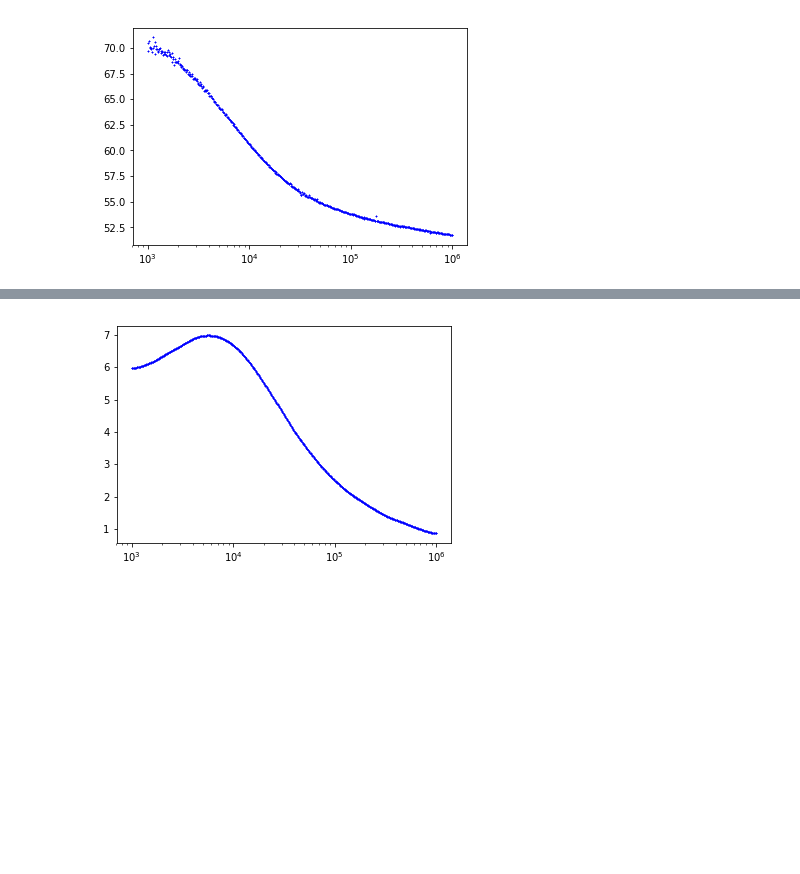
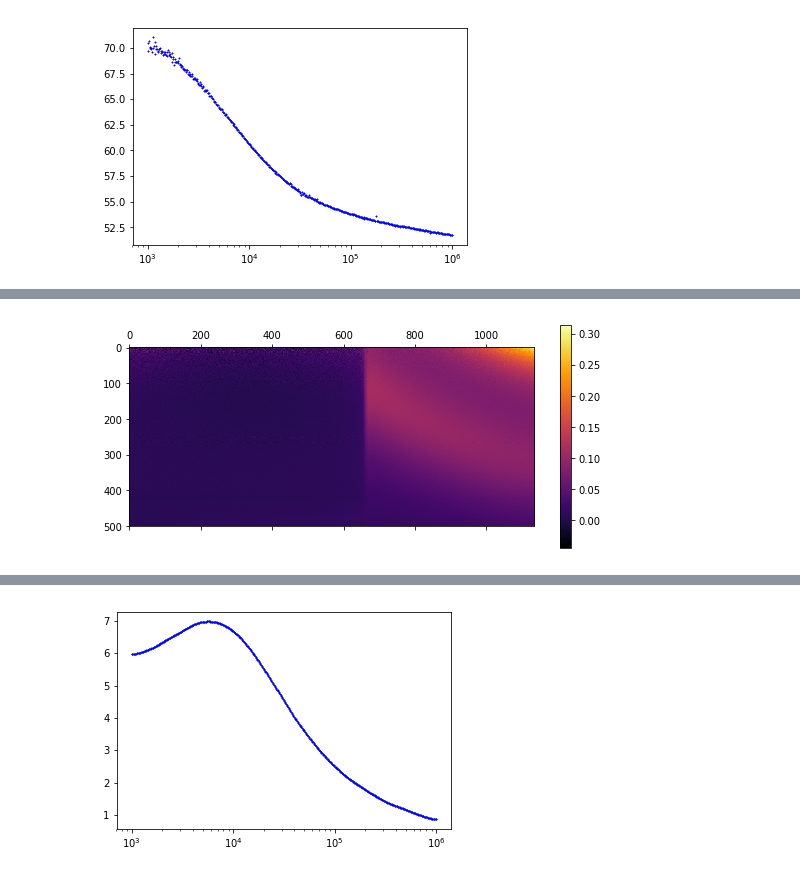
Before and after one commit to liuzipenguk/data-processing, a Jupyter notebook: Impedance- 3D plot-No 16 sample_2x42mm2_250um.ipynb, the cells around one changed output, grey strips where cells are left out. Saved outputs shown, nothing was run; the diff lists cells and outputs as text; code cells hidden in the pictures; blank space fills up the shorter version.

```diff
--- a/Impedance- 3D plot-No 16 sample_2x42mm2_250um.ipynb
+++ b/Impedance- 3D plot-No 16 sample_2x42mm2_250um.ipynb
@@ -190,3 +200,27 @@ plt.show()
 [figure]
 # %%
 dt.to_csv(r'C:\PhD-Zipeng\Research projects\DABCO\BF4\No16_2x42mm2_250um\Impedance data 3D\E1_f_T heating_nosmooth.csv')
+# %%
+#批量操作所有文件
+path = r'C:\PhD-Zipeng\Research projects\DABCO\BF4\Impedance\Arrhenius fitting\Heating'
+
+files = glob(path + "/*.tab")
+
+
+dt=pd.DataFrame()
+
+# lst_T=list()
+# lst_E2=list()
+i = 0
+
+
+for file in files:
+    df = pd.read_csv(file,delimiter='\t',encoding= 'unicode_escape')
+    E_ima = df['E imaginary']
+    E_real = df['E real']
+    Loss_tan = E_ima/E_real
+    dt.insert(i, str(temperature[i]),Loss_tan )
+    i = i+1
+
+
+dt.head(10)
@@ -192,0 +240,9 @@ dt.to_csv(r'C:\PhD-Zipeng\Research projects\DABCO\BF4\No16_2x42mm2_250um\Impedan
+# %%
+# Loss tan 3D plot
+mpl.pyplot.matshow(dt,cmap='inferno')
+# plt.axis([58,70,0,10])
+plt.colorbar()
+# ax.set_xscale('log')
+plt.show()
+# %% [output]
+[figure, added]
```
Also changed, not shown: parts of 13 cells of this notebook.
